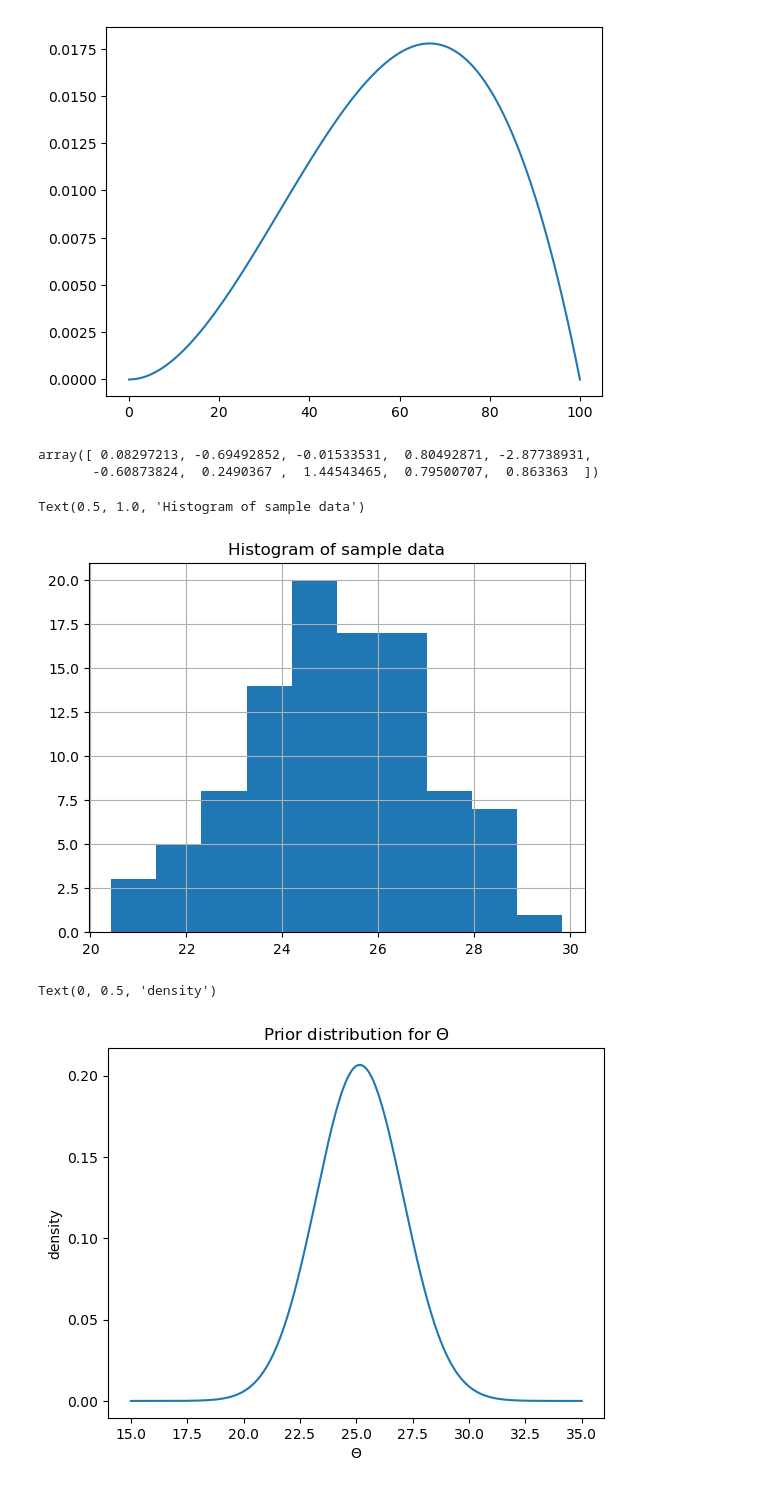
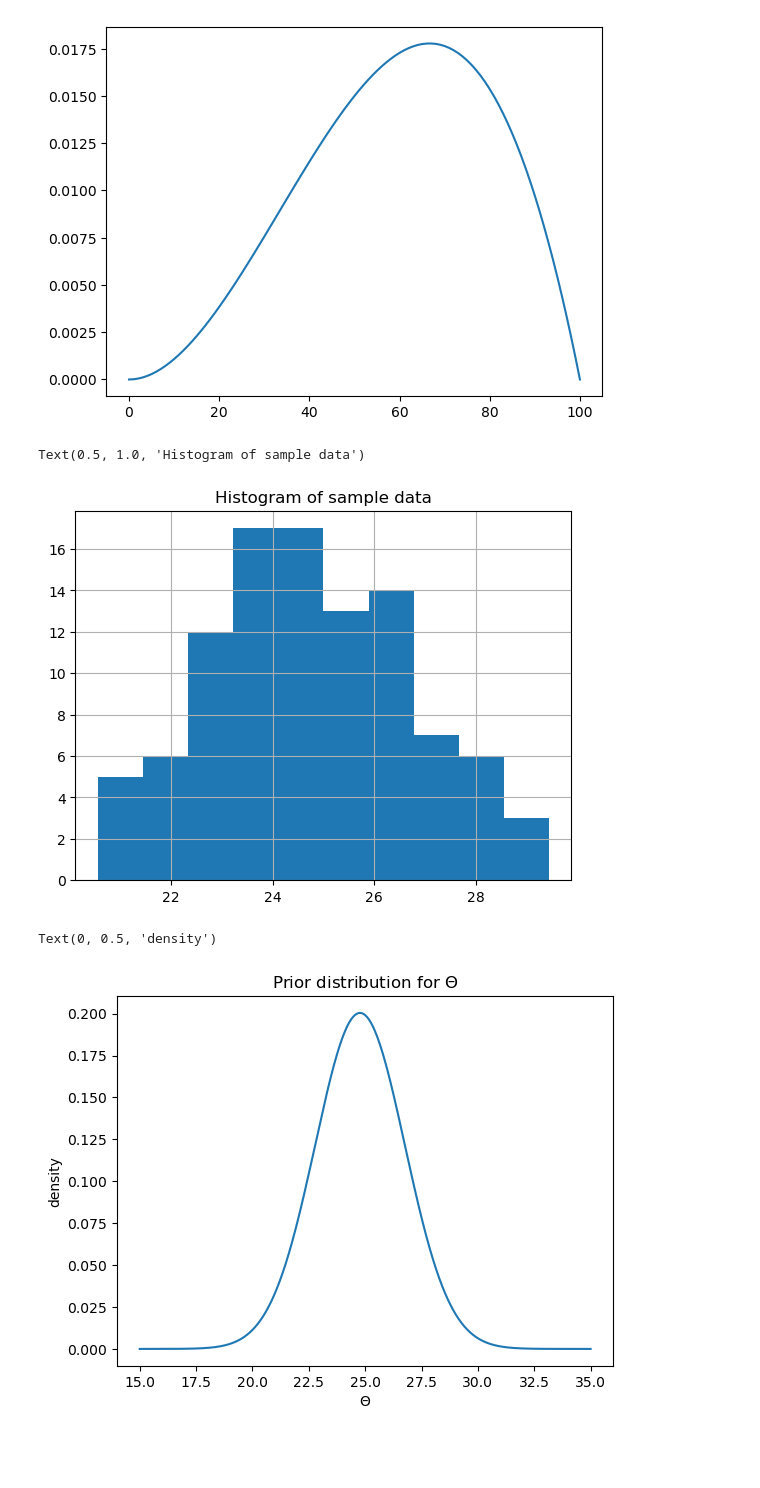
Before and after one commit to SHlee-TDA/Statistics, a Jupyter notebook: Bayseian/bayes_statistics.ipynb, the cells around one changed output. Saved outputs shown, nothing was run; the diff lists cells and outputs as text; code cells hidden in the pictures; blank space fills up the shorter version.

```diff
--- a/Bayseian/bayes_statistics.ipynb
+++ b/Bayseian/bayes_statistics.ipynb
@@ -291,30 +280,26 @@ X = gaussian.rvs(size = 10)
-# %%
-X
-# %% [output]
-array([ 0.08297213, -0.69492852, -0.01533531,  0.80492871, -2.87738931,
-       -0.60873824,  0.2490367 ,  1.44543465,  0.79500707,  0.863363  ])
 # %%
 from scipy.stats import norm
 parameter = 25      # parameter
 sigma = 2
 
-x = np.linspace(15,35,num = 1000)
-data_dist = norm(loc = parameter, scale = sigma)
-data = data_dist.rvs(size = 100)
+param_space = np.linspace(15,35,num = 1000)
+population_dist = norm(loc = parameter, scale = sigma)
+data = population_dist.rvs(size = 100)
+
 mu = np.mean(data)
 tau = np.std(data, ddof = 1)
-prior = norm(loc = mu, scale = tau)
+prior = norm.pdf(x = param_space, loc = mu, scale = tau)
 # %%
 pd.Series(data).hist()
 plt.title('Histogram of sample data')
 # %% [output]
 Text(0.5, 1.0, 'Histogram of sample data')
-[figure, old version]
+[figure, new version]
 # %%
-plt.plot(x,prior.pdf(x = x))
+plt.plot(param_space, prior)
 plt.title('Prior distribution for $\Theta$')
 plt.xlabel('$\Theta$')
 plt.ylabel('density')
 # %% [output]
 Text(0, 0.5, 'density')
-[figure, old version]
+[figure, new version]
```
Also changed, not shown: parts of 6 cells of this notebook.
